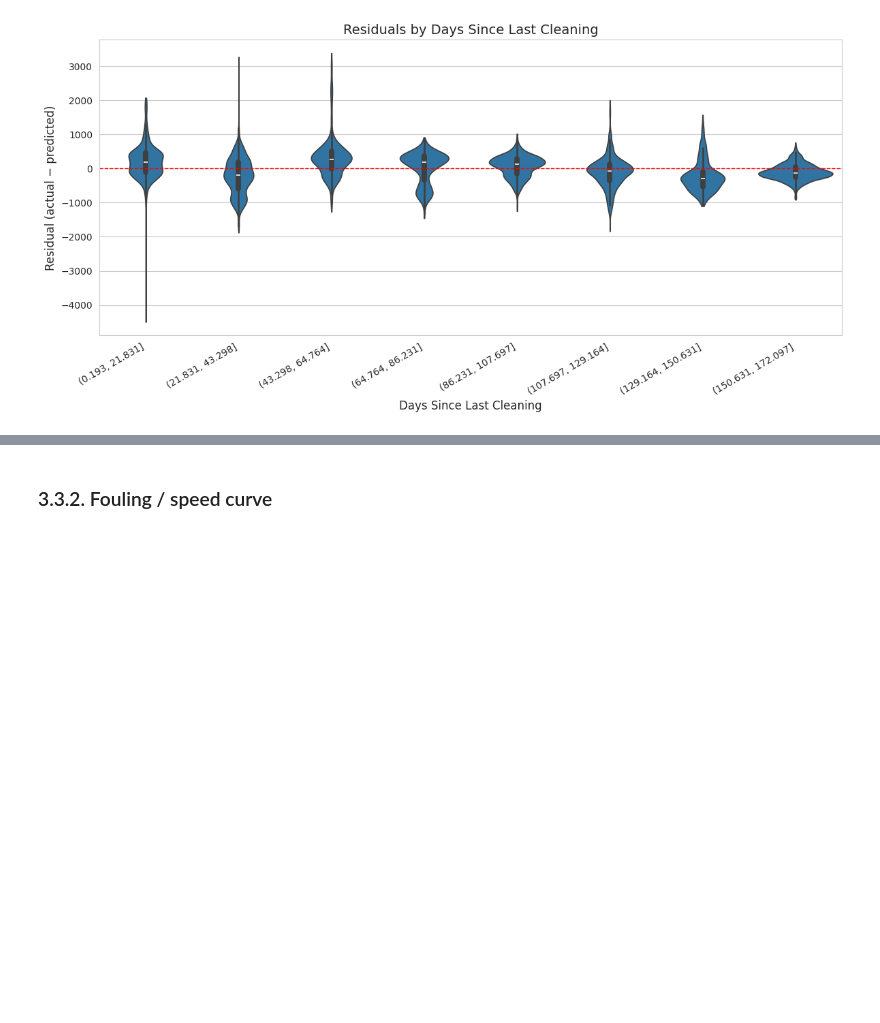
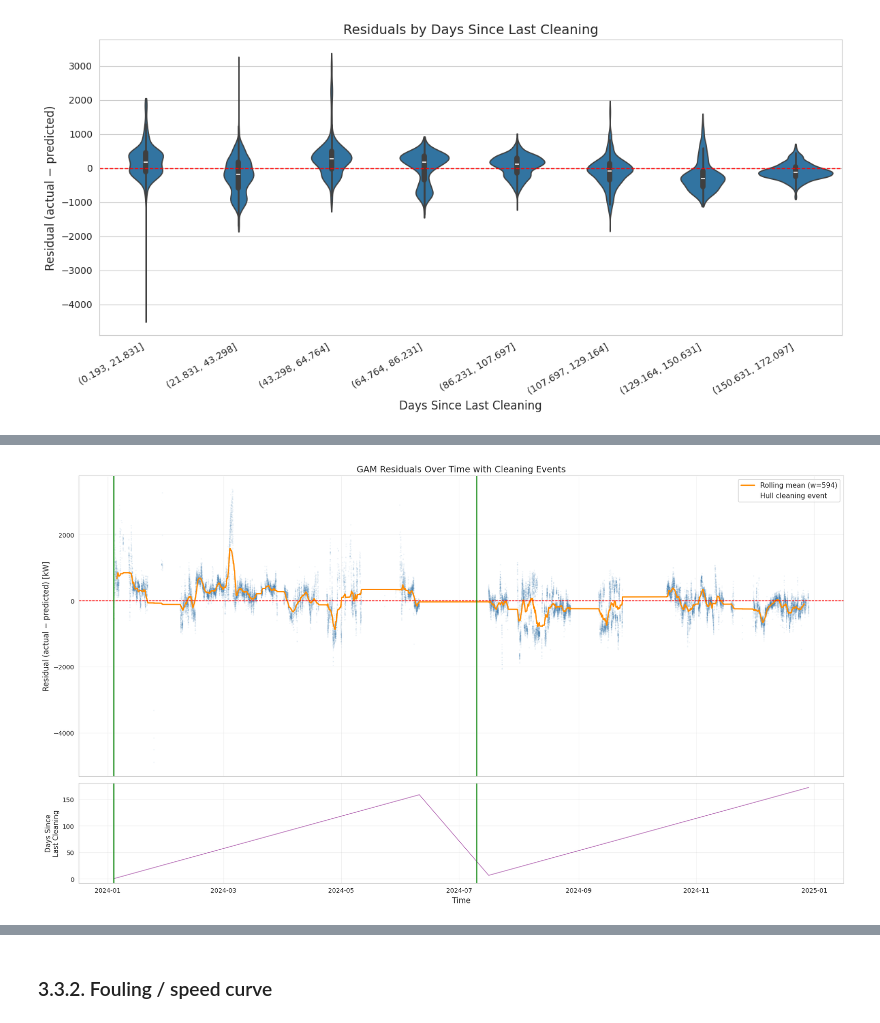
Before and after one commit to AugustBjerg/Master-s-thesis, a Jupyter notebook: code/modelling/notebooks/Power_GAM_v_RF.ipynb, the cells around one changed output, grey strips where cells are left out. Drawn from its saved outputs; the diff is of its cells as text; code cells hidden in the pictures; blank space fills up the shorter version.

```diff
--- a/code/modelling/notebooks/Power_GAM_v_RF.ipynb
+++ b/code/modelling/notebooks/Power_GAM_v_RF.ipynb
@@ -829,0 +871,74 @@ If the residuals do not reset at cleaning events, the model's fouling estimate i
+# %%
+# --- 3.3.1.8  Cleaning Event Reset Check ---
+# Plot GAM residuals on the full dataset over time, with vertical lines at
+# each hull-cleaning date.  If the fouling term is working correctly the
+# residuals should jump toward zero (or go negative) right after a cleaning
+# and then drift positive as fouling accumulates.
+
+CLEANING_DATES = [
+    pd.Timestamp("2024-01-04", tz="UTC"),
+    pd.Timestamp("2024-07-10", tz="UTC"),
+]
+
+# 1. Predict on the FULL dataset (train + test) so we can see the entire timeline
+full_pred = gam_pipeline.predict(model_df[all_predictive_variables])
+full_residuals = model_df[TARGET_COLUMN].values - full_pred
+full_times = model_df["window_start"].values
+
+# 2. Build a tidy frame sorted by time for the rolling mean
+res_df = (
+    pd.DataFrame({"time": full_times, "residual": full_residuals})
+    .sort_values("time")
+    .reset_index(drop=True)
+)
+
+roll_w = max(len(res_df) // 80, 20)
+res_df["rolling_mean"] = res_df["residual"].rolling(window=roll_w, center=True).mean()
+
+# 3. Plot
+fig, axes = plt.subplots(2, 1, figsize=(18, 10), sharex=True,
+                          gridspec_kw={"height_ratios": [3, 1]})
+
+# --- Top panel: residuals + rolling mean ---
+ax = axes[0]
+ax.scatter(res_df["time"], res_df["residual"],
+           alpha=0.08, s=4, edgecolors="none", color="steelblue")
+ax.plot(res_df["time"], res_df["rolling_mean"],
+        color="darkorange", linewidth=2, label=f"Rolling mean (w={roll_w})")
+ax.axhline(y=0, color="red", linestyle="--", linewidth=1)
+
+for cd in CLEANING_DATES:
+    ax.axvline(x=cd, color="green", linestyle="-", linewidth=2, alpha=0.8)
+# Add a single legend entry for cleaning lines
+ax.axvline(x=CLEANING_DATES[0], color="green", linestyle="-", linewidth=0,
+           label="Hull cleaning event")
+
+ax.set_ylabel("Residual (actual − predicted) [kW]", fontsize=12)
+ax.set_title("GAM Residuals Over Time with Cleaning Events", fontsize=14)
+ax.legend(fontsize=11)
+ax.grid(True, alpha=0.3)
+
+# --- Bottom panel: Days Since Last Cleaning ---
+ax2 = axes[1]
+ax2.plot(model_df["window_start"].values,
+         model_df["Days Since Last Cleaning"].values,
+         color="purple", linewidth=1, alpha=0.6)
+for cd in CLEANING_DATES:
+    ax2.axvline(x=cd, color="green", linestyle="-", linewidth=2, alpha=0.8)
+
+ax2.set_ylabel("Days Since\nLast Cleaning", fontsize=11)
+ax2.set_xlabel("Time", fontsize=12)
+ax2.grid(True, alpha=0.3)
+
+plt.tight_layout()
+plt.show()
+
+# 4. Quantitative check: compare mean residual in [0,7] days vs [90+] days
+early = res_df.loc[model_df["Days Since Last Cleaning"].values <= 7, "residual"]
+late  = res_df.loc[model_df["Days Since Last Cleaning"].values >= 90, "residual"]
+
+logger.info(f"Mean residual  0-7 days after cleaning : {early.mean():+.1f} kW  (n={len(early):,})")
+logger.info(f"Mean residual 90+ days after cleaning  : {late.mean():+.1f} kW  (n={len(late):,})")
+logger.info(f"Difference (late − early)              : {late.mean() - early.mean():+.1f} kW")
+# %% [output]
+[figure, added]
```
Also changed, not shown: parts of 26 cells of this notebook, 1 other file.
